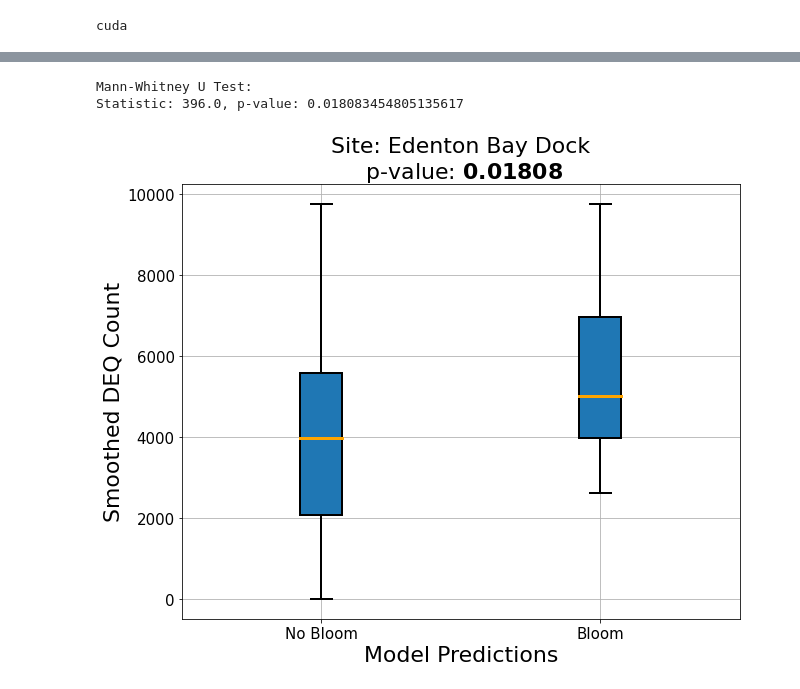
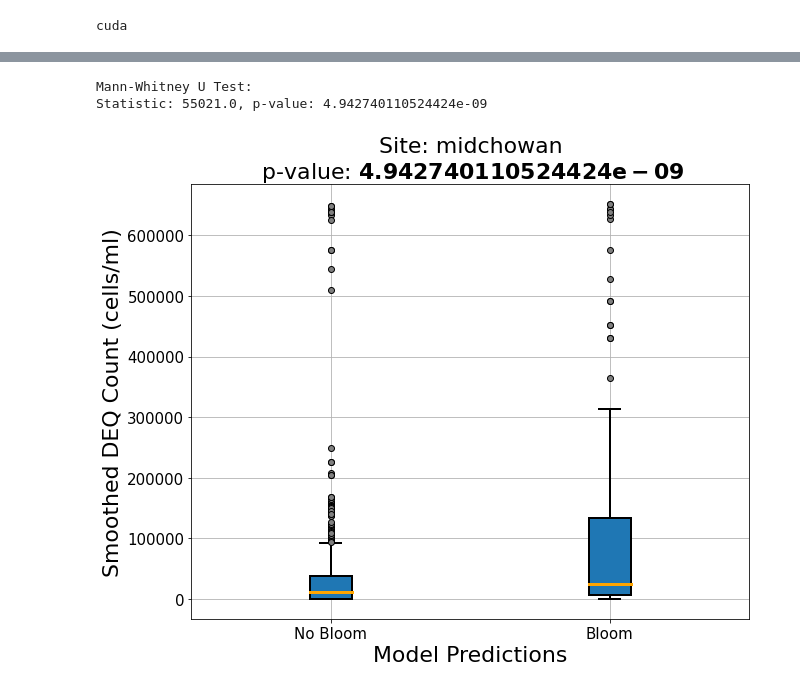
Before and after one commit to sscott108/Blooms, a Jupyter notebook: Bloom_Classification/Planet_run/evaluation/time_eval.ipynb, the cells around one changed output, grey strips where cells are left out. Drawn from its saved outputs; the diff is of its cells as text; code cells hidden in the pictures.

```diff
--- a/Bloom_Classification/Planet_run/evaluation/time_eval.ipynb
+++ b/Bloom_Classification/Planet_run/evaluation/time_eval.ipynb
@@ -13,8 +13,8 @@ csv_files = [
     'albemarle.csv', #*****
     'bridge.csv'
 ]
-filtered_dfs = {}
-date_range = pd.date_range(start='2016-01-01', end='2024-06-30', freq='D').strftime('%m-%d-%Y')
+# filtered_dfs = {}
+# date_range = pd.date_range(start='2016-01-01', end='2024-06-30', freq='D').strftime('%m-%d-%Y')
 
 def preprocess_and_expand(file, date_range):
     df = (
@@ -22,12 +22,12 @@ def preprocess_and_expand(file, date_range):
         .sort_values(by='date')
     )
     df['date'] = df['date'].dt.strftime('%m-%d-%Y')
-    df = df.loc[df['pred'] == 1].drop_duplicates()
+#     df = df.loc[df['pred'] == 1].drop_duplicates()
     # Expand to the full date range
-    full_dates = pd.DataFrame({'date': date_range})
-    expanded_df = full_dates.merge(df, on='date', how='left')
-    expanded_df[['pred']] = expanded_df[[ 'pred']].fillna(0).astype(int)
-    return expanded_df
+#     full_dates = pd.DataFrame({'date': date_range})
+#     expanded_df = full_dates.merge(df, on='date', how='left')
+#     expanded_df[['pred']] = expanded_df[[ 'pred']].fillna(0).astype(int)
+    return df
 
 processed_dfs = {}
 
@@ -59,9 +73,0 @@ df7
-# %%
-d= pd.read_excel('Sites with algal cell data V2.xlsx',header=0)#, parse_dates=['date'], infer_datetime_format=True)
-d = d.drop(['albemarle', 'midchowan', 'northchowan','bridge'], axis=1)
-df = d.drop(d.columns[d.columns.str.startswith('Unnamed:')], axis=1)
-df = df.iloc[62:78]
-
-df['DEQ'] = pd.to_datetime(df['DEQ'])
-df7['date'] = pd.to_datetime(df7['date'])
-df.set_index('DEQ', inplace=True)
@@ -111,18 +157,18 @@ plt.show()
 # %%
 resampled_df= resampled_df.drop(resampled_df.columns[resampled_df.columns.str.startswith('Unnamed:')], axis=1)
 
-
-dfs = processed_dfs['edentonbay']
+dfs = processed_dfs[loc]
 dfs['date'] = pd.to_datetime(dfs['date'])
+# print(dfs)
 resampled_df.index = pd.to_datetime(resampled_df.index)
 resampled_df_reset = resampled_df.reset_index()
 merged_df = pd.merge(resampled_df_reset, dfs, left_on='DEQ',right_on = 'date', how='inner')
 merged_df = merged_df.drop(['date'], axis=1)
-
+# print(merged_df)
 from scipy.stats import mannwhitneyu
 
-group_0 = merged_df.loc[merged_df["pred"] == 0, "rolling_mean"].dropna()  # Group with pred = 0
-group_1 = merged_df.loc[merged_df["pred"] == 1, "rolling_mean"].dropna()  # Group with pred = 1
+group_0 = merged_df.loc[merged_df["pred"] == 0, "spline"].dropna()  # Group with pred = 0
+group_1 = merged_df.loc[merged_df["pred"] == 1, "spline"].dropna()  # Group with pred = 1
 
 if len(group_0) > 0 and len(group_1) > 0:
     stat, p_value = mannwhitneyu(group_0, group_1, alternative='two-sided')
@@ -133,7 +179,7 @@ else:
     print("Insufficient data for the test: one of the groups is empty.")
 # %% [output]
 Mann-Whitney U Test:
-Statistic: 396.0, p-value: 0.018083454805135617
+Statistic: 55021.0, p-value: 4.942740110524424e-09
 # %%
 # Get summary statistics for rolling_mean
 # print("Summary Statistics for pred=0:")
@@ -143,32 +189,32 @@ Statistic: 396.0, p-value: 0.018083454805135617
 # %%
 df_pred_0 = merged_df[merged_df['pred'] == 0]
 df_pred_1 = merged_df[merged_df['pred'] == 1]
 
 
 box_colors = ['lightblue', 'lightcoral']
 
 # Create box-and-whisker plots
 f, ax = plt.subplots(figsize=(10, 8))
 boxplot = ax.boxplot(
-    [df_pred_0['rolling_mean'].dropna(), df_pred_1['rolling_mean'].dropna()],
+    [df_pred_0['spline'].dropna(), df_pred_1['spline'].dropna()],
     labels=['No Bloom', 'Bloom'],
     patch_artist=True,  # Allows filling the boxes with color
     medianprops={'linewidth': 3, 'color': 'orange'},  # Make median thicker
     boxprops={'linewidth': 2},  # Box border thickness
     capprops={'linewidth': 2},  # End caps thickness
     whiskerprops={'linewidth': 2},  # Whisker thickness
     flierprops={'marker': 'o', 'markersize': 6, 'markerfacecolor': 'gray', 'markeredgewidth': 1}  # Outlier styling
 )
 
 
 # Add titles and labels
-ax.set_title("Site: Edenton Bay Dock\n " + r"p-value: $\bf{" + str(round(p_value, 5)) + "}$", fontsize=22)
+ax.set_title(f"Site: {loc}\n " + r"p-value: $\bf{" + str(p_value) + "}$", fontsize=22)
 ax.set_xlabel('Model Predictions',fontsize=22)
-ax.set_ylabel('Smoothed DEQ Count',fontsize=22)
+ax.set_ylabel('Smoothed DEQ Count (cells/ml)',fontsize=22)
 ax.tick_params(axis='y', labelsize=15)
 ax.tick_params(axis='x', labelsize=15)
 ax.grid(True)
-plt.savefig('eden_p.png', dpi = 100,  facecolor='white')
+plt.savefig(f'{loc}_bw.png', dpi = 200,  facecolor='white')
 plt.show()
 # %% [output]
-[figure, old version]
+[figure, new version]
```
Also changed, not shown: parts of 7 cells of this notebook, 1 other file.
